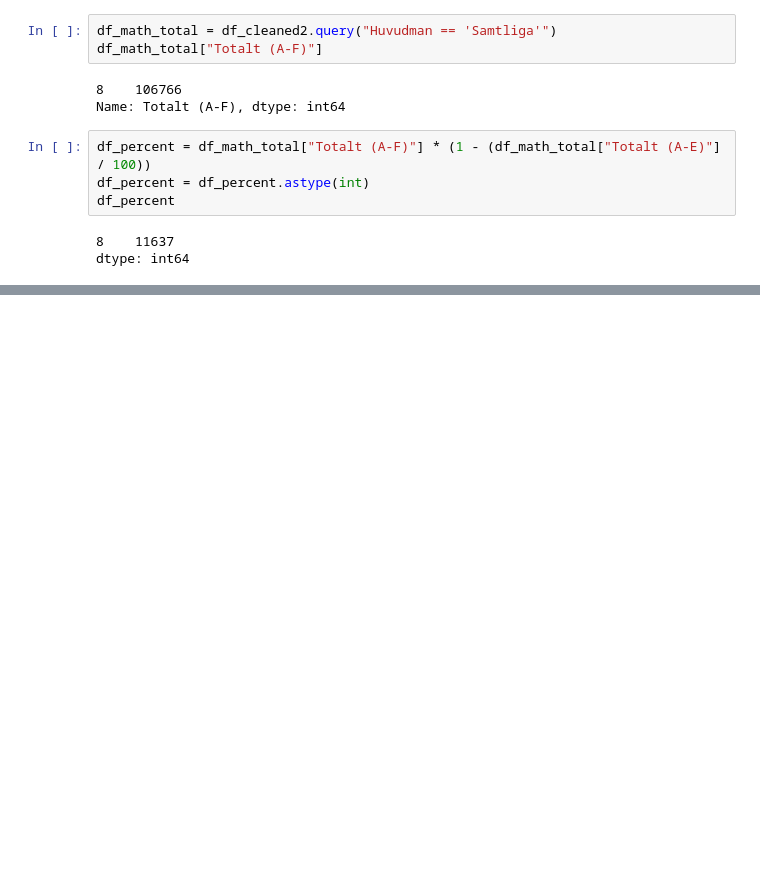
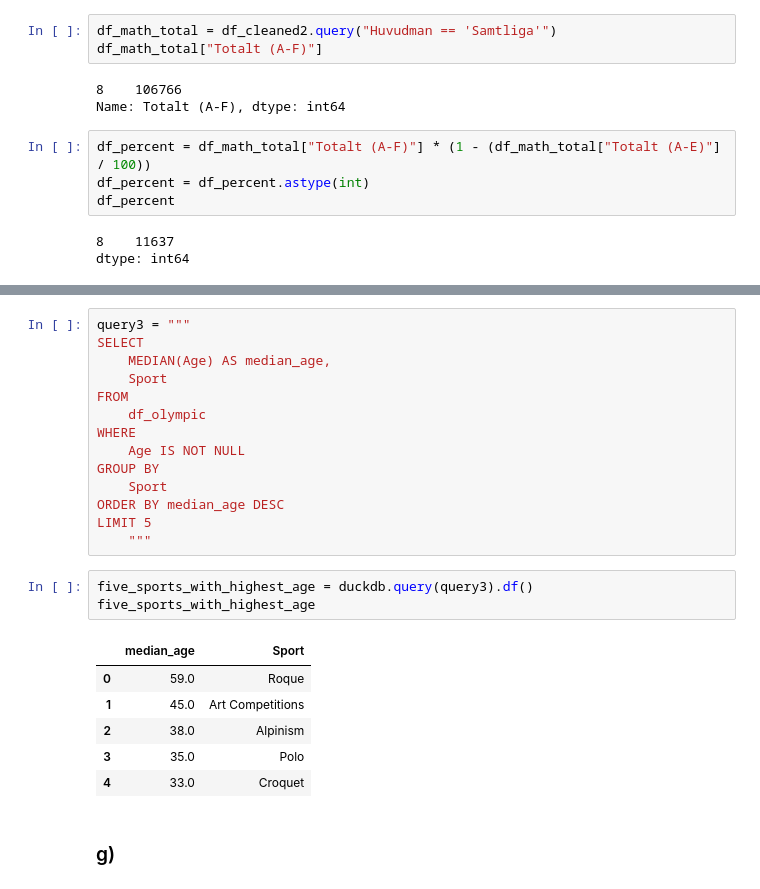
Before and after one commit to fredrikkron/data-platforms-fredrik-kron-de24, a Jupyter notebook: exercises/exercise_1.ipynb, the cells around one changed output, grey strips where cells are left out. Drawn from its saved outputs; the diff is of its cells as text; blank space fills up the shorter version.

```diff
--- a/exercises/exercise_1.ipynb
+++ b/exercises/exercise_1.ipynb
@@ -162,0 +309,26 @@ dtype: int64
+# %%
+query3 = """
+SELECT
+    MEDIAN(Age) AS median_age,
+    Sport
+FROM
+    df_olympic
+WHERE
+    Age IS NOT NULL
+GROUP BY
+    Sport
+ORDER BY median_age DESC
+LIMIT 5
+    """
+# %%
+five_sports_with_highest_age = duckdb.query(query3).df()
+five_sports_with_highest_age
+# %% [output]
+|  | median_age | Sport |
+| 0 | 59.0 | Roque |
+| 1 | 45.0 | Art Competitions |
+| 2 | 38.0 | Alpinism |
+| 3 | 35.0 | Polo |
+| 4 | 33.0 | Croquet |
+# %% [markdown]
+### g)
```
Also changed, not shown: parts of 16 cells of this notebook, 1 other file.
